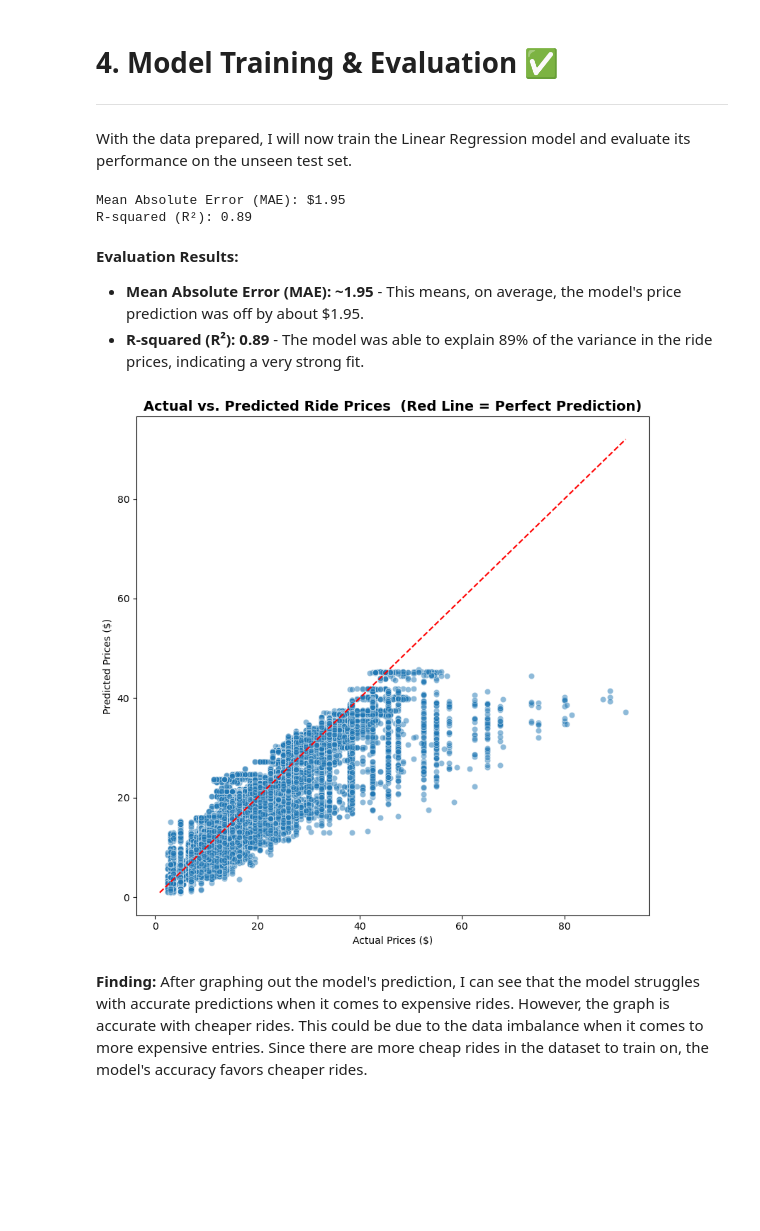
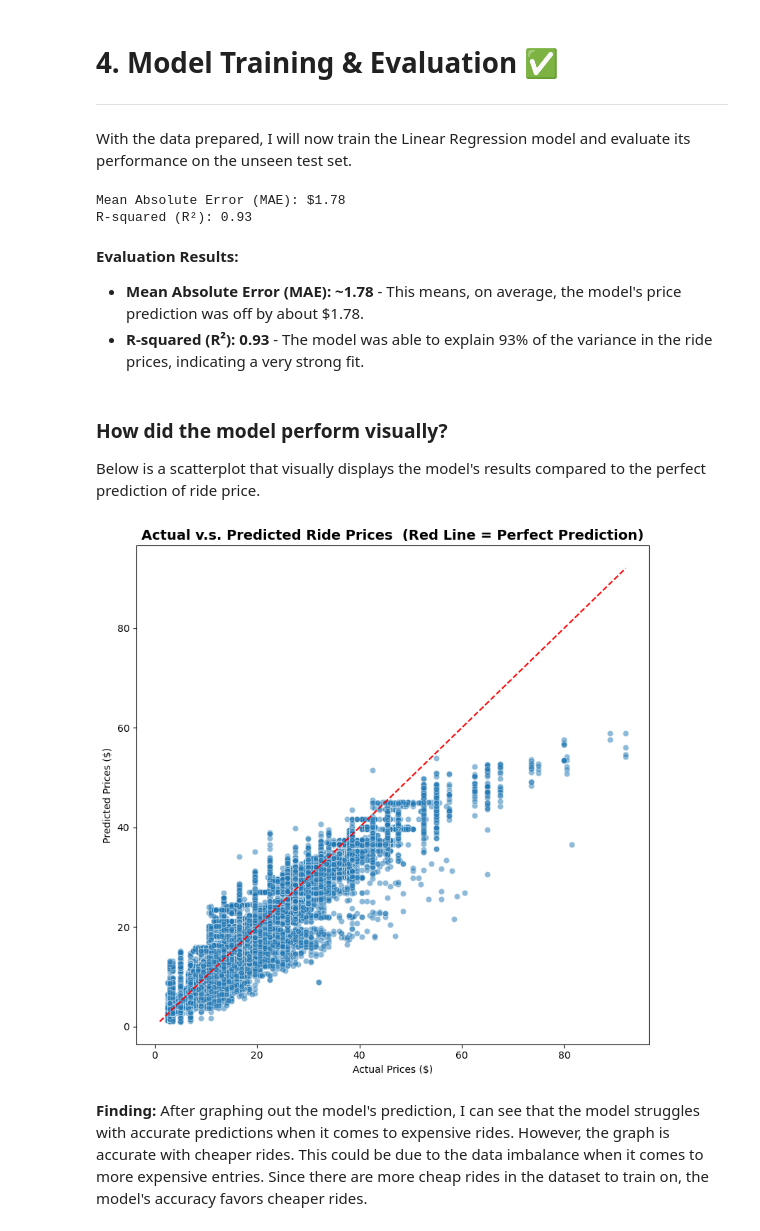
Before and after one commit to yraclimaco/Uber-Lyft-Price-Prediction, a Jupyter notebook: UberLyft_PricePredict _Project.ipynb, the cells around one changed output. Saved outputs shown, nothing was run; the diff lists cells and outputs as text; code cells hidden in the pictures; blank space fills up the shorter version.

```diff
--- a/UberLyft_PricePredict _Project.ipynb
+++ b/UberLyft_PricePredict _Project.ipynb
@@ -194,7 +194,7 @@ Before training the model, the data needs to be in a purely numerical format. I
 encoder = OneHotEncoder(handle_unknown = 'ignore', sparse_output = False)
 
 # Handle non-numerical data
-features = df[['distance', 'hour', 'day_of_week', 'cab_type', 'name', 'temperature', 'month','humidity', 'cloudCover', 'short_summary']]
+features = df[['distance', 'hour', 'day_of_week', 'cab_type', 'name', 'temperature', 'month','humidity', 'cloudCover', 'short_summary','surge_multiplier']]
 encoded_values = encoder.fit_transform(features[['cab_type', 'name', 'short_summary']])
 newCols = encoder.get_feature_names_out(['cab_type', 'name', 'short_summary'])
 
@@ -241,36 +241,40 @@ model.fit(X_train_scaled, y_train)
 # Make predictions on the scaled test data
 predictions = model.predict(X_test_scaled)
 
-# Evaluate the model's performance
+# Evaluate the model's performance"
 mae = mean_absolute_error(y_test, predictions)
 r2 = r2_score(y_test, predictions)
 
 print(f"Mean Absolute Error (MAE): ${mae:.2f}")
 print(f"R-squared (R²): {r2:.2f}")
 # %% [output]
-Mean Absolute Error (MAE): $1.95
-R-squared (R²): 0.89
+Mean Absolute Error (MAE): $1.78
+R-squared (R²): 0.93
 # %% [markdown]
 **Evaluation Results:**
 
-* **Mean Absolute Error (MAE): ~1.95** -  This means, on average, the model's price prediction was off by about $1.95.
-* **R-squared (R²): 0.89** - The model was able to explain 89% of the variance in the ride prices, indicating a very strong fit.
+* **Mean Absolute Error (MAE): ~1.78** -  This means, on average, the model's price prediction was off by about $1.78.
+* **R-squared (R²): 0.93** - The model was able to explain 93% of the variance in the ride prices, indicating a very strong fit.
+# %% [markdown]
+### How did the model perform visually?
+
+Below is a scatterplot that visually displays the model's results compared to the perfect prediction of ride price.
 # %%
 plt.figure(figsize=(8, 8))
 
 sns.scatterplot(x = y_test, y = predictions, alpha=0.5)
 
 line_start = min(y_test.min(), predictions.min())
 line_end = max(y_test.max(), predictions.max())
 
 plt.plot([line_start, line_end], [line_start, line_end], 'r--')
 
 plt.xlabel("Actual Prices ($)")
 plt.ylabel("Predicted Prices ($)")
-plt.title("Actual vs. Predicted Ride Prices  (Red Line = Perfect Prediction)", fontsize=14, weight='bold')
+plt.title("Actual v.s. Predicted Ride Prices  (Red Line = Perfect Prediction)", fontsize=14, weight='bold')
 plt.tight_layout()
 plt.show();
 # %% [output]
-[figure, old version]
+[figure, new version]
 # %% [markdown]
 **Finding:**  After graphing out the model's prediction, I can see that the model struggles with accurate predictions when it comes to expensive rides. However, the graph is accurate with cheaper rides. This could be due to the data imbalance when it comes to more expensive entries. Since there are more cheap rides in the dataset to train on, the model's accuracy favors cheaper rides.
```
Also changed, not shown: parts of 10 cells of this notebook.
